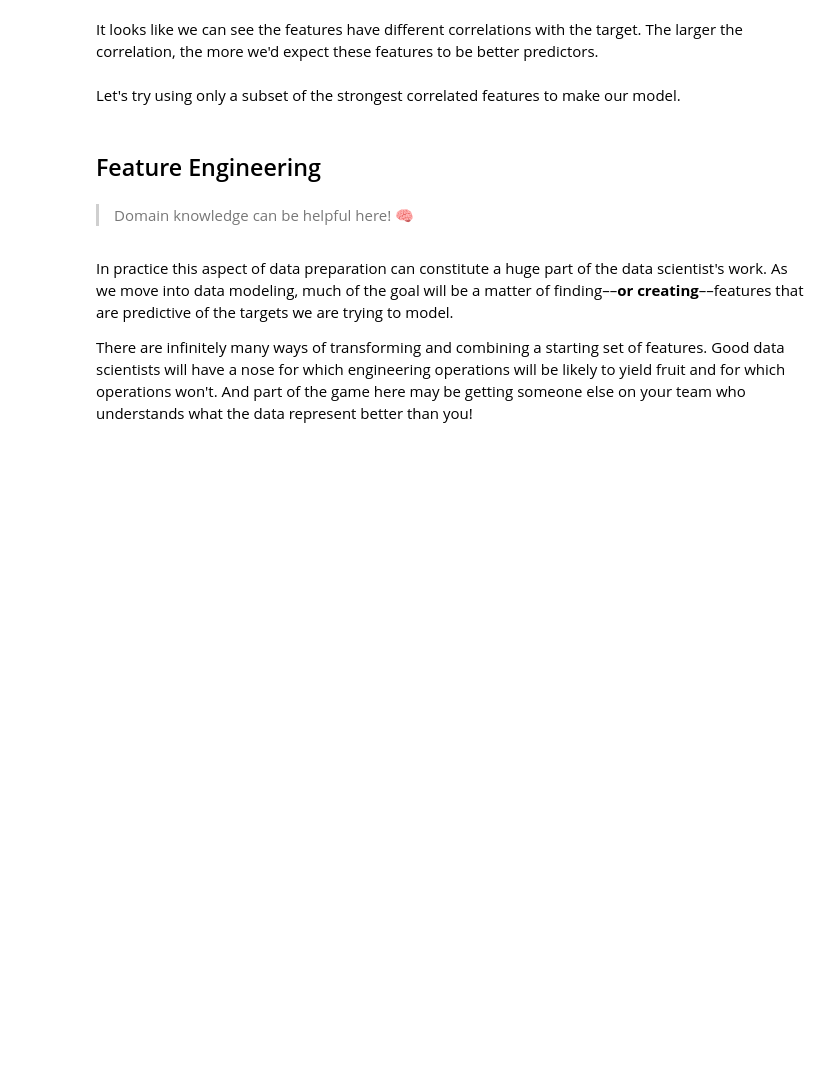
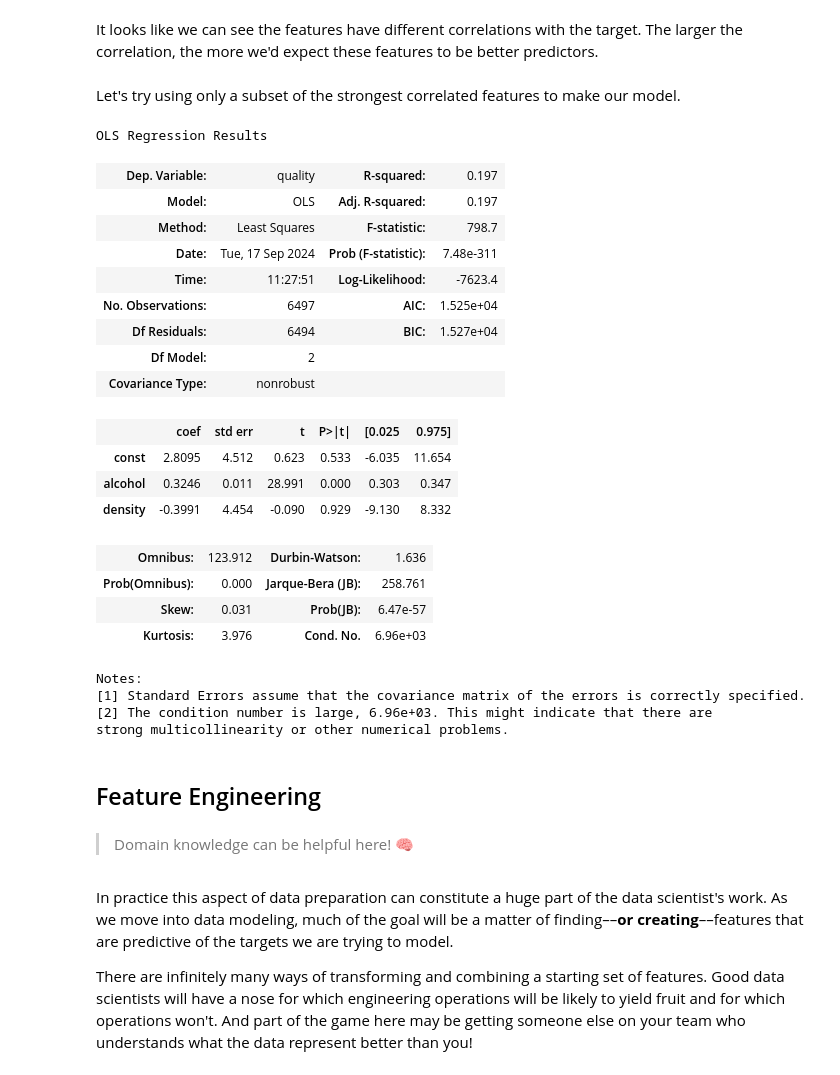
Before and after one commit to mcumiskey/DS-LIVE-080524, a Jupyter notebook: Phase3/Feature-Transformations/feature_transformations.ipynb, the cells around one changed output. Drawn from its saved outputs; the diff is of its cells as text; code cells hidden in the pictures; blank space fills up the shorter version.

```diff
--- a/Phase3/Feature-Transformations/feature_transformations.ipynb
+++ b/Phase3/Feature-Transformations/feature_transformations.ipynb
@@ -69,7 +113,30 @@ preds_with_const = sm.add_constant(wine_preds)
 # %%
 model = sm.OLS(endog=wine_target, exog=preds_with_const).fit()
 # %%
-model.rsquared
+model.summary()
+# %% [output]
+OLS Regression Results
+| Dep. Variable: | quality | R-squared: | 0.197 |
+| Model: | OLS | Adj. R-squared: | 0.197 |
+| Method: | Least Squares | F-statistic: | 798.7 |
+| Date: | Tue, 17 Sep 2024 | Prob (F-statistic): | 7.48e-311 |
+| Time: | 11:27:51 | Log-Likelihood: | -7623.4 |
+| No. Observations: | 6497 | AIC: | 1.525e+04 |
+| Df Residuals: | 6494 | BIC: | 1.527e+04 |
+| Df Model: | 2 |  |  |
+| Covariance Type: | nonrobust |  |  |
+|  | coef | std err | t | P>|t| | [0.025 | 0.975] |
+| const | 2.8095 | 4.512 | 0.623 | 0.533 | -6.035 | 11.654 |
+| alcohol | 0.3246 | 0.011 | 28.991 | 0.000 | 0.303 | 0.347 |
+| density | -0.3991 | 4.454 | -0.090 | 0.929 | -9.130 | 8.332 |
+| Omnibus: | 123.912 | Durbin-Watson: | 1.636 |
+| Prob(Omnibus): | 0.000 | Jarque-Bera (JB): | 258.761 |
+| Skew: | 0.031 | Prob(JB): | 6.47e-57 |
+| Kurtosis: | 3.976 | Cond. No. | 6.96e+03 |
+Notes:
+[1] Standard Errors assume that the covariance matrix of the errors is correctly specified.
+[2] The condition number is large, 6.96e+03. This might indicate that there are
+strong multicollinearity or other numerical problems.
 # %% [markdown]
 ## Feature Engineering
 # %% [markdown]
```
Also changed, not shown: parts of 27 cells of this notebook.
